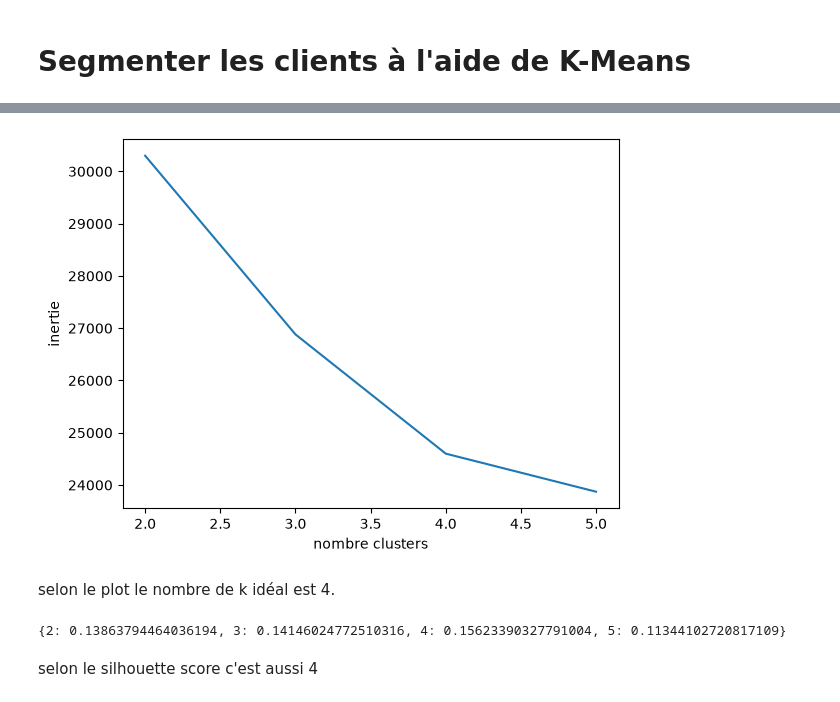
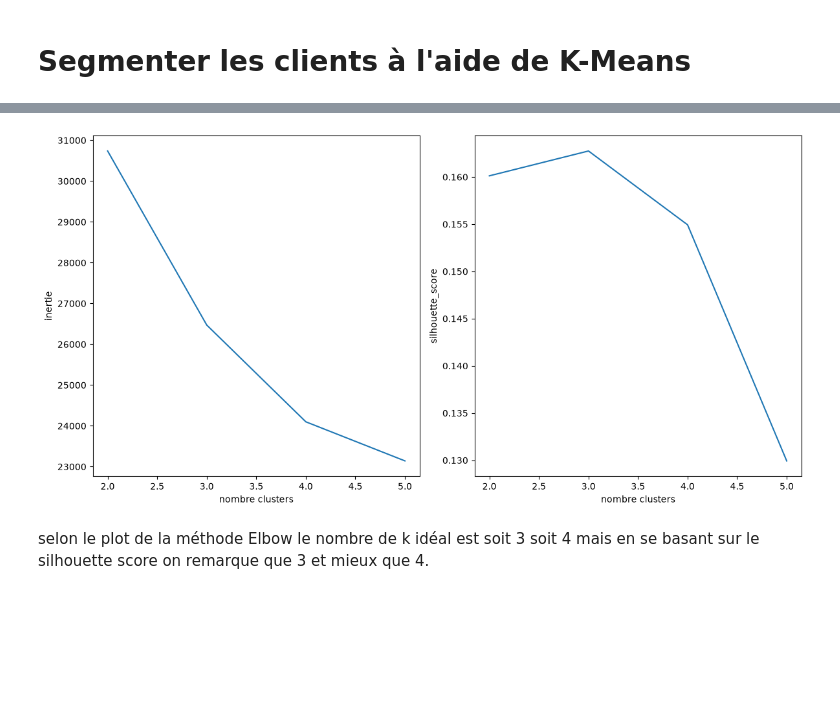
Before and after one commit to kuroi-hime/Customer-Churn-Analysis-Segmentation-Prediction, a Jupyter notebook: notebooks/02_Clustering.ipynb, the cells around one changed output, grey strips where cells are left out. Cells and saved outputs as stored; diff of their text form; code cells hidden in the pictures; blank space fills up the shorter version.

```diff
--- a/notebooks/02_Clustering.ipynb
+++ b/notebooks/02_Clustering.ipynb
@@ -45,30 +47,30 @@ X
 # %%
-# Elbow
+# Elbow + Silhouette
 inerties = []
-silhouette_scores = {}
+silhouette_scores = []
 
 for i in range(2, 6):
     kmeans_model = KMeans(
         n_clusters=i,
         random_state=11
     )
     predicted_y = kmeans_model.fit_predict(X)
 
     inerties.append(kmeans_model.inertia_)
-    silhouette_scores[i] = silhouette_score(X, predicted_y)
+    silhouette_scores.append(silhouette_score(X, predicted_y))
 
-plt.plot(range(2, 6), inerties)
-plt.xlabel('nombre clusters')
-plt.ylabel('inertie')
+fig, axs = plt.subplots(1, 2, figsize=(12, 6))
+axs[0].plot(range(2, 6), inerties)
+axs[0].set_xlabel('nombre clusters')
+axs[0].set_ylabel('inertie')
+
+axs[1].plot(range(2, 6), silhouette_scores)
+axs[1].set_xlabel('nombre clusters')
+axs[1].set_ylabel('silhouette_score')
+
+plt.tight_layout()
 plt.show()
 # %% [output]
-[figure, old version]
+[figure, new version]
 # %% [markdown]
-selon le plot le nombre de k idéal est 4.
+selon le plot de la méthode Elbow le nombre de k idéal est soit 3 soit 4 mais en se basant sur le silhouette score on remarque que 3 et mieux que 4.
-# %%
-# Silhouette score
-print(silhouette_scores)
-# %% [output]
-{2: 0.13863794464036194, 3: 0.14146024772510316, 4: 0.15623390327791004, 5: 0.11344102720817109}
-# %% [markdown]
-selon le silhouette score c'est aussi  4
```
Also changed, not shown: parts of 9 cells of this notebook.
